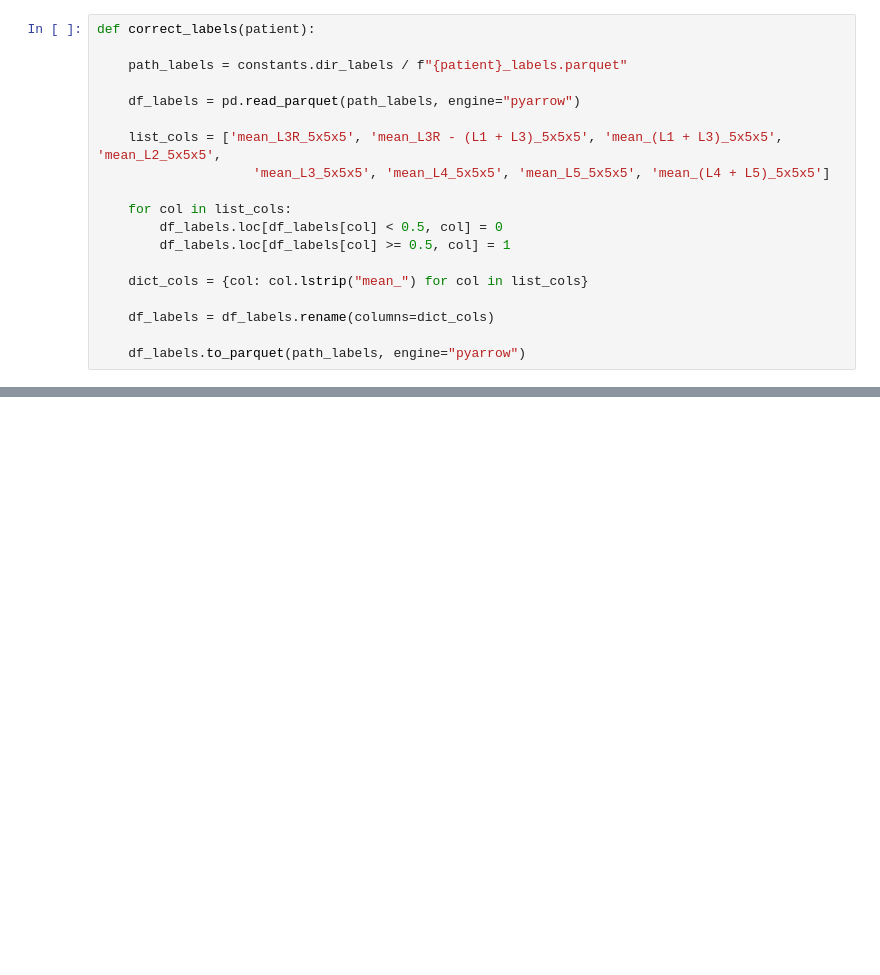
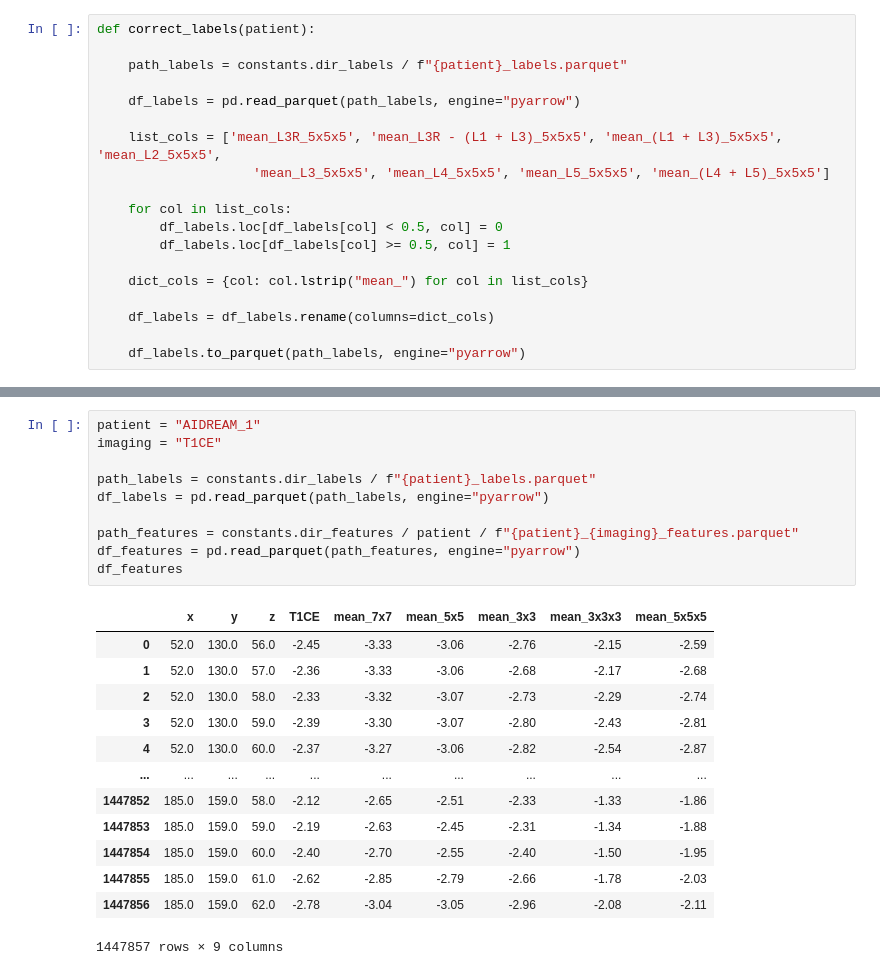
Before and after one commit to maichi98/RELAPSE_PREDICTION, a Jupyter notebook: notebooks/correct_features.ipynb, the cells around one changed output, grey strips where cells are left out. Cells and saved outputs as stored; diff of their text form; blank space fills up the shorter version.

```diff
--- a/notebooks/correct_features.ipynb
+++ b/notebooks/correct_features.ipynb
@@ -59,0 +149,24 @@ for patient in tqdm(constants.list_patients):
+# %%
+patient = "AIDREAM_1"
+imaging = "T1CE"
+
+path_labels = constants.dir_labels / f"{patient}_labels.parquet"
+df_labels = pd.read_parquet(path_labels, engine="pyarrow")
+
+path_features = constants.dir_features / patient / f"{patient}_{imaging}_features.parquet"
+df_features = pd.read_parquet(path_features, engine="pyarrow")
+df_features
+# %% [output]
+|  | x | y | z | T1CE | mean_7x7 | mean_5x5 | mean_3x3 | mean_3x3x3 | mean_5x5x5 |
+| 0 | 52.0 | 130.0 | 56.0 | -2.45 | -3.33 | -3.06 | -2.76 | -2.15 | -2.59 |
+| 1 | 52.0 | 130.0 | 57.0 | -2.36 | -3.33 | -3.06 | -2.68 | -2.17 | -2.68 |
+| 2 | 52.0 | 130.0 | 58.0 | -2.33 | -3.32 | -3.07 | -2.73 | -2.29 | -2.74 |
+| 3 | 52.0 | 130.0 | 59.0 | -2.39 | -3.30 | -3.07 | -2.80 | -2.43 | -2.81 |
+| 4 | 52.0 | 130.0 | 60.0 | -2.37 | -3.27 | -3.06 | -2.82 | -2.54 | -2.87 |
+| ... | ... | ... | ... | ... | ... | ... | ... | ... | ... |
+| 1447852 | 185.0 | 159.0 | 58.0 | -2.12 | -2.65 | -2.51 | -2.33 | -1.33 | -1.86 |
+| 1447853 | 185.0 | 159.0 | 59.0 | -2.19 | -2.63 | -2.45 | -2.31 | -1.34 | -1.88 |
+| 1447854 | 185.0 | 159.0 | 60.0 | -2.40 | -2.70 | -2.55 | -2.40 | -1.50 | -1.95 |
+| 1447855 | 185.0 | 159.0 | 61.0 | -2.62 | -2.85 | -2.79 | -2.66 | -1.78 | -2.03 |
+| 1447856 | 185.0 | 159.0 | 62.0 | -2.78 | -3.04 | -3.05 | -2.96 | -2.08 | -2.11 |
+1447857 rows × 9 columns
```
Also changed, not shown: parts of 25 cells of this notebook, 6 other files.
